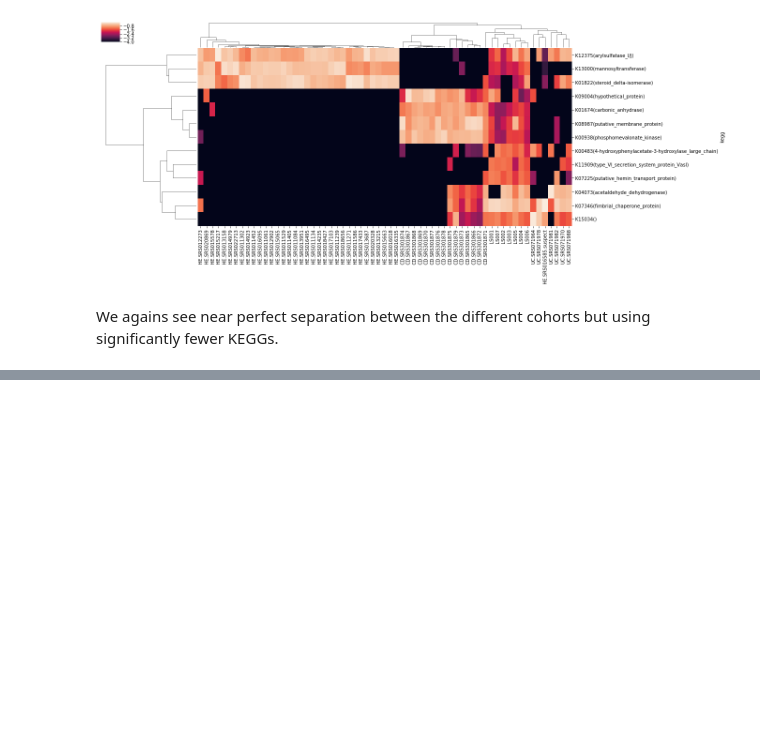
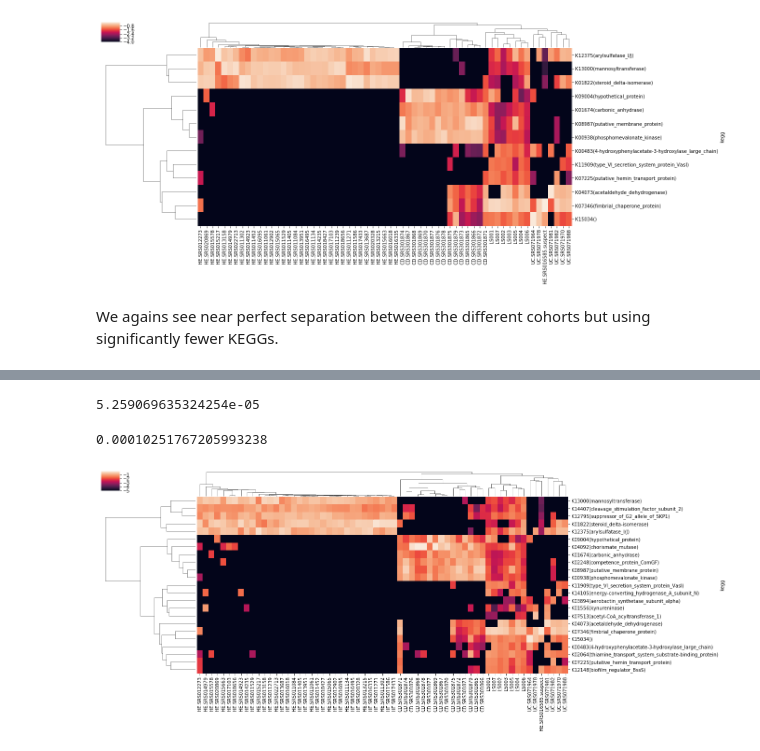
Before and after one commit to myazdani/KEGGs-15-12-2017, a Jupyter notebook: scripts/ratio-analysis/2018-06-30_pairwife-logistic-regression.ipynb, the cells around one changed output, grey strips where cells are left out. Drawn from its saved outputs; the diff is of its cells as text; code cells hidden in the pictures; blank space fills up the shorter version.

```diff
--- a/scripts/ratio-analysis/2018-06-30_pairwife-logistic-regression.ipynb
+++ b/scripts/ratio-analysis/2018-06-30_pairwife-logistic-regression.ipynb
@@ -290,0 +432,6 @@ df_subset.shape
+# %%
+collection_of_keggs_list = [kegg for keggs in collection_of_keggs for kegg in keggs]
+
+from collections import Counter
+
+Counter(collection_of_keggs_list).most_common()[:30]
@@ -290,0 +456,22 @@ df_subset.shape
+# %%
+important_keggs = [kegg for kegg, count in Counter(collection_of_keggs_list).most_common() if count >= 100]
+# %%
+df_subset = df.iloc[np.array(important_keggs),:]
+
+total_abund = np.sum(df_subset.iloc[:,2:])
+
+total_abund.min()
+# %% [output]
+5.259069635324254e-05
+# %%
+df_subset_normalized = df_subset.copy()
+df_subset_normalized.iloc[:,2:] = df_subset_normalized.iloc[:,2:]/(total_abund)
+
+np.min(df_subset_normalized.iloc[:,2:].values[df_subset_normalized.iloc[:,2:].values>0])
+# %% [output]
+0.00010251767205993238
+# %%
+sns.clustermap(np.log10(1e-5+df_subset_normalized.iloc[:,2:]),
+               figsize=(18, 8));
+# %% [output]
+[figure, added]
```
Also changed, not shown: parts of 35 cells of this notebook.
